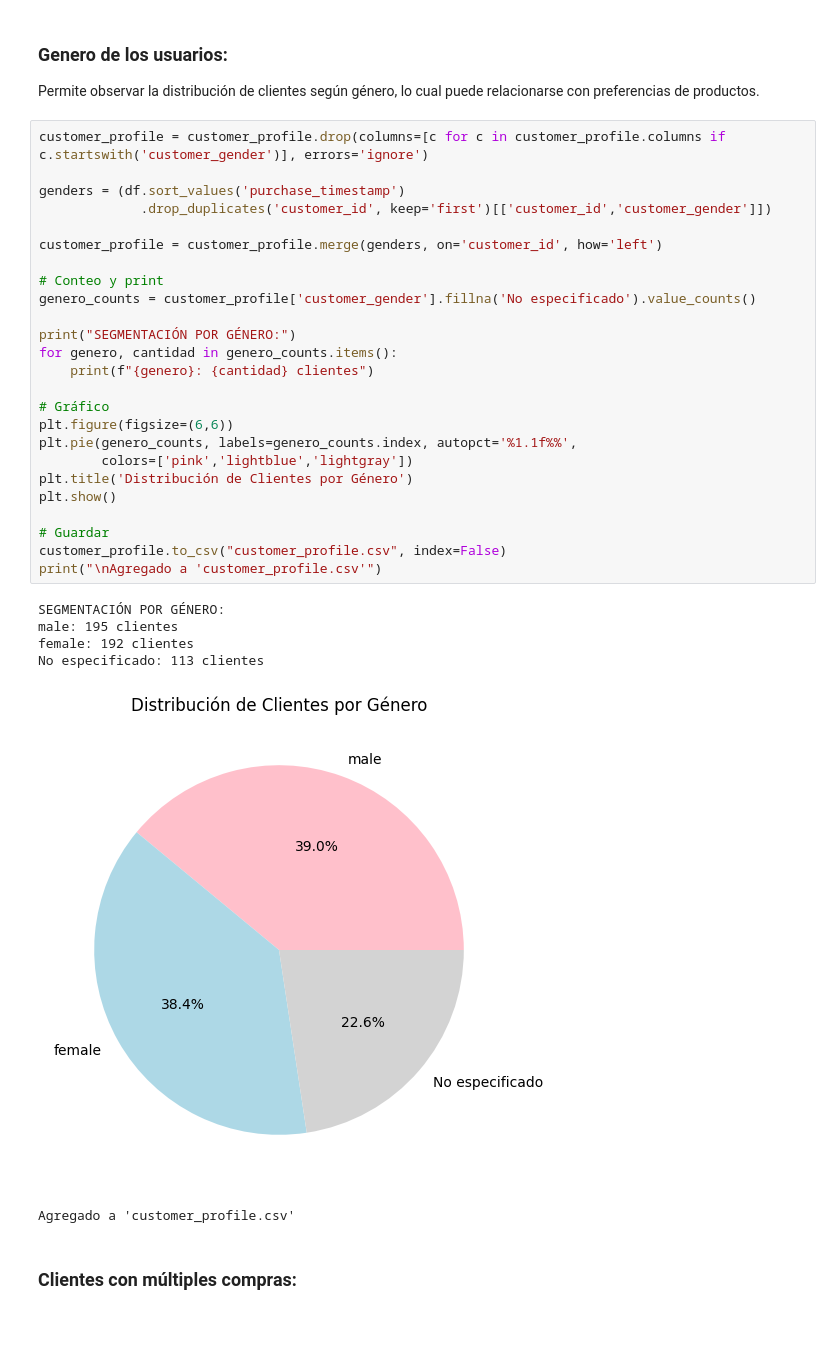
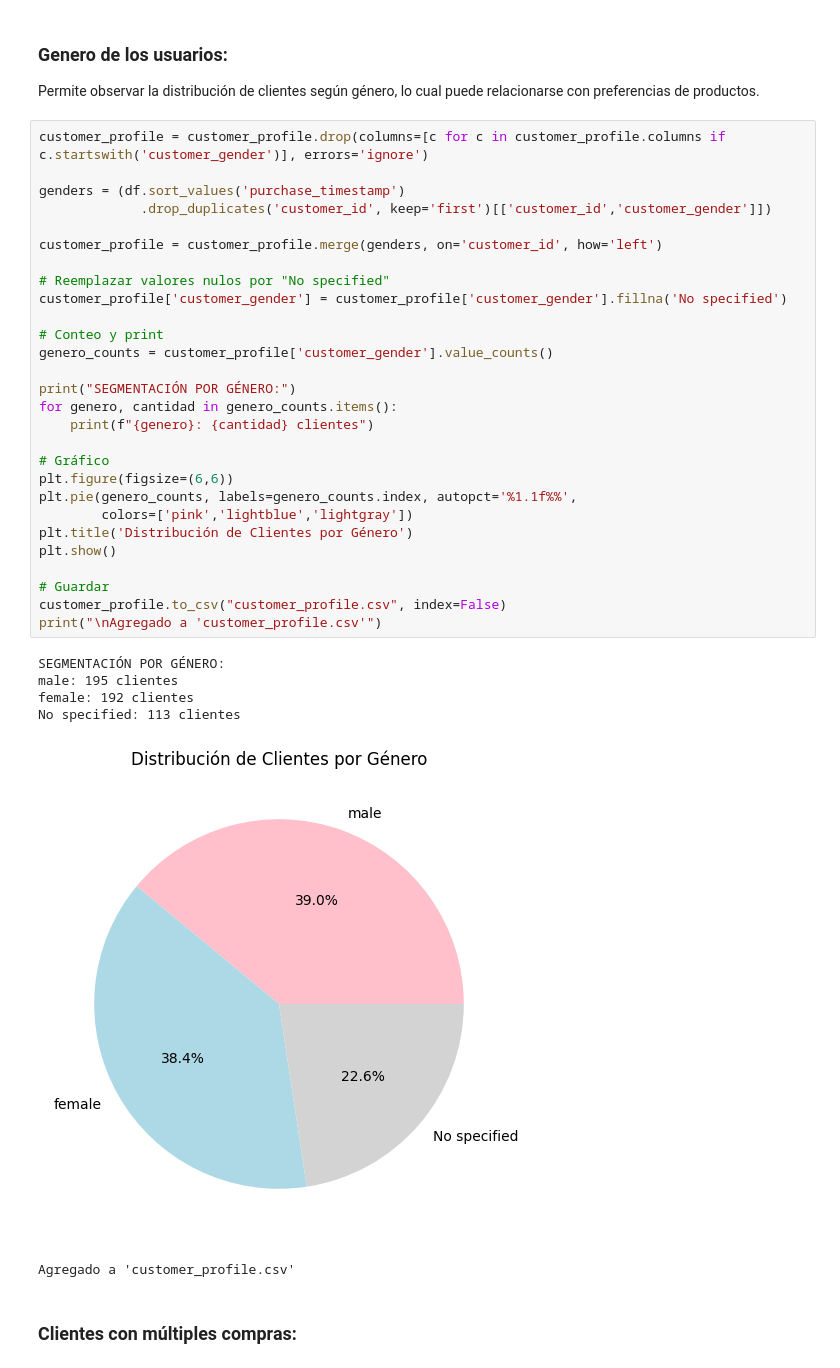
Before and after one commit to marflowersmar/ML25_MD_2025, a Jupyter notebook: src/ml25/P01_avance/Analisis_exploratorio.ipynb, the cells around one changed output. Cells and saved outputs as stored; diff of their text form; blank space fills up the shorter version.

```diff
--- a/src/ml25/P01_avance/Analisis_exploratorio.ipynb
+++ b/src/ml25/P01_avance/Analisis_exploratorio.ipynb
@@ -94,34 +94,37 @@ Permite observar la distribución de clientes según género, lo cual puede rela
 # %%
 customer_profile = customer_profile.drop(columns=[c for c in customer_profile.columns if c.startswith('customer_gender')], errors='ignore')
 
 genders = (df.sort_values('purchase_timestamp')
              .drop_duplicates('customer_id', keep='first')[['customer_id','customer_gender']])
 
 customer_profile = customer_profile.merge(genders, on='customer_id', how='left')
 
+# Reemplazar valores nulos por "No specified"
+customer_profile['customer_gender'] = customer_profile['customer_gender'].fillna('No specified')
+
 # Conteo y print
-genero_counts = customer_profile['customer_gender'].fillna('No especificado').value_counts()
+genero_counts = customer_profile['customer_gender'].value_counts()
 
 print("SEGMENTACIÓN POR GÉNERO:")
 for genero, cantidad in genero_counts.items():
     print(f"{genero}: {cantidad} clientes")
 
 # Gráfico
 plt.figure(figsize=(6,6))
 plt.pie(genero_counts, labels=genero_counts.index, autopct='%1.1f%%',
         colors=['pink','lightblue','lightgray'])
 plt.title('Distribución de Clientes por Género')
 plt.show()
 
 # Guardar
 customer_profile.to_csv("customer_profile.csv", index=False)
 print("\nAgregado a 'customer_profile.csv'")
 # %% [output]
 SEGMENTACIÓN POR GÉNERO:
 male: 195 clientes
 female: 192 clientes
-No especificado: 113 clientes
+No specified: 113 clientes
-[figure, old version]
+[figure, new version]
 Agregado a 'customer_profile.csv'
 # %% [markdown]
 ### Clientes con múltiples compras:
```
Also changed, not shown: parts of 1 cell of this notebook.
